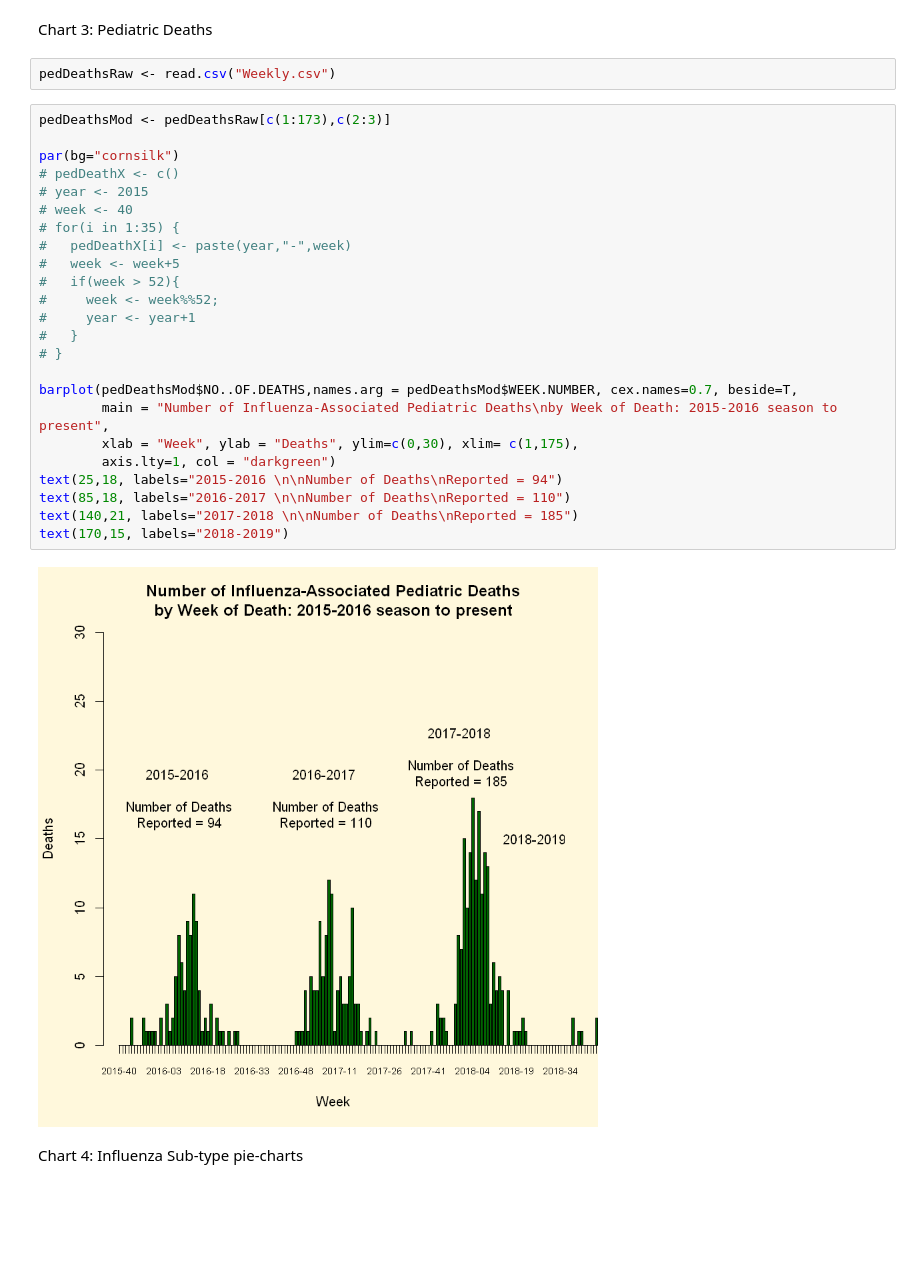
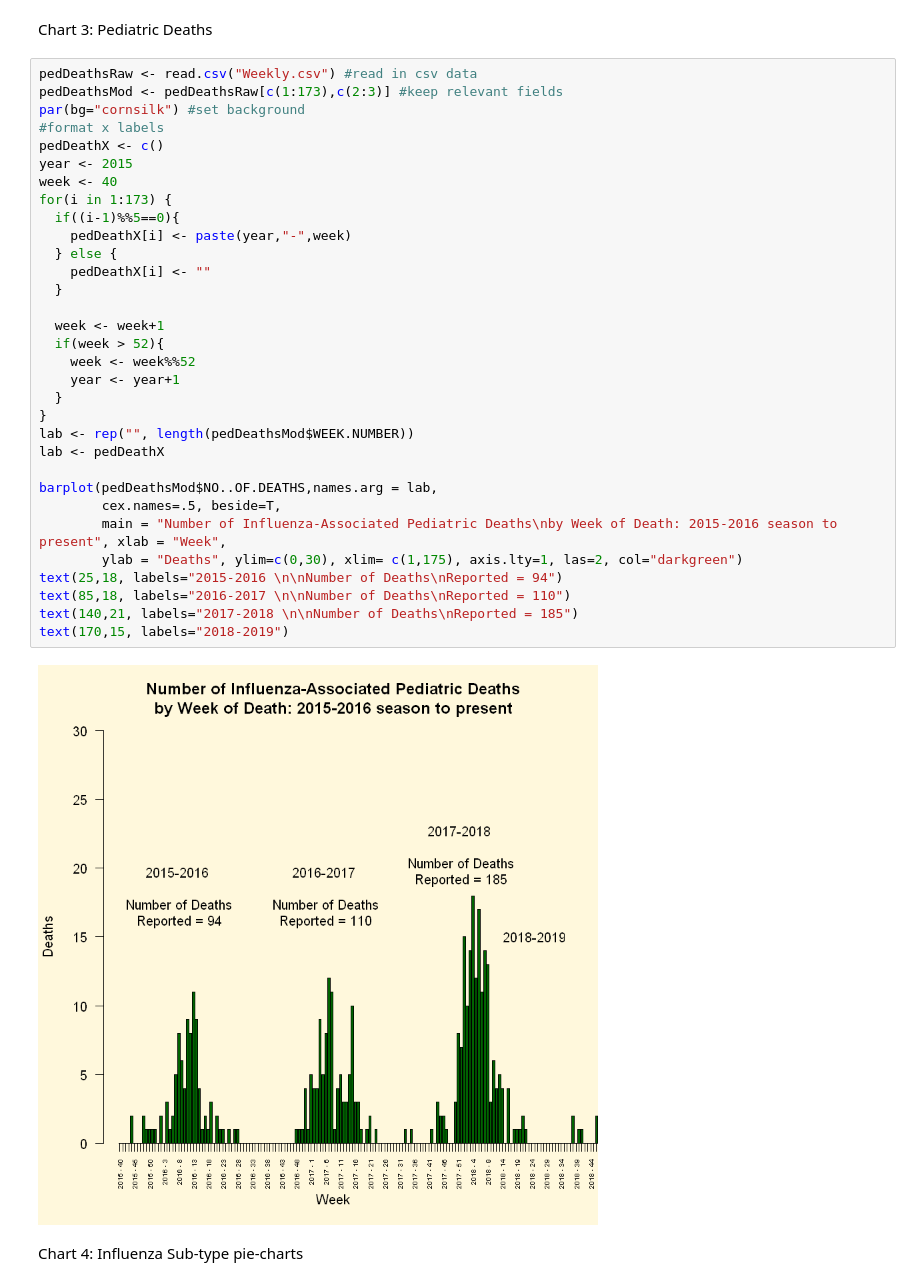
Before and after one commit to shivapal/EDAproj, a Jupyter notebook: Part2/Task 4/Flu Charts.ipynb, the cells around one changed output. Drawn from its saved outputs; the diff is of its cells as text; blank space fills up the shorter version.

```diff
--- a/Part2/Task 4/Flu Charts.ipynb
+++ b/Part2/Task 4/Flu Charts.ipynb
@@ -83,34 +83,40 @@ p
 [figure]
 # %% [markdown]
 Chart 3: Pediatric Deaths
-# %%
-pedDeathsRaw <- read.csv("Weekly.csv")
 # %%
-pedDeathsMod <- pedDeathsRaw[c(1:173),c(2:3)]
+pedDeathsRaw <- read.csv("Weekly.csv") #read in csv data
+pedDeathsMod <- pedDeathsRaw[c(1:173),c(2:3)] #keep relevant fields
+par(bg="cornsilk") #set background
+#format x labels
+pedDeathX <- c()
+year <- 2015
+week <- 40
+for(i in 1:173) {
+  if((i-1)%%5==0){
+    pedDeathX[i] <- paste(year,"-",week)
+  } else {
+    pedDeathX[i] <- ""
+  }
 
-par(bg="cornsilk")
-# pedDeathX <- c()
-# year <- 2015
-# week <- 40
-# for(i in 1:35) {
-#   pedDeathX[i] <- paste(year,"-",week)
-#   week <- week+5
-#   if(week > 52){
-#     week <- week%%52;
-#     year <- year+1
-#   }
-# }
+  week <- week+1
+  if(week > 52){
+    week <- week%%52
+    year <- year+1
+  }
+}
+lab <- rep("", length(pedDeathsMod$WEEK.NUMBER))
+lab <- pedDeathX
 
-barplot(pedDeathsMod$NO..OF.DEATHS,names.arg = pedDeathsMod$WEEK.NUMBER, cex.names=0.7, beside=T,
-        main = "Number of Influenza-Associated Pediatric Deaths\nby Week of Death: 2015-2016 season to present",
-        xlab = "Week", ylab = "Deaths", ylim=c(0,30), xlim= c(1,175),
-        axis.lty=1, col = "darkgreen")
+barplot(pedDeathsMod$NO..OF.DEATHS,names.arg = lab,
+        cex.names=.5, beside=T,
+        main = "Number of Influenza-Associated Pediatric Deaths\nby Week of Death: 2015-2016 season to present", xlab = "Week",
+        ylab = "Deaths", ylim=c(0,30), xlim= c(1,175), axis.lty=1, las=2, col="darkgreen")
 text(25,18, labels="2015-2016 \n\nNumber of Deaths\nReported = 94")
 text(85,18, labels="2016-2017 \n\nNumber of Deaths\nReported = 110")
 text(140,21, labels="2017-2018 \n\nNumber of Deaths\nReported = 185")
 text(170,15, labels="2018-2019")
 # %% [output]
-[figure, old version]
+[figure, new version]
 # %% [markdown]
 Chart 4: Influenza Sub-type pie-charts
 # %%
```
Also changed, not shown: parts of 3 cells of this notebook.
